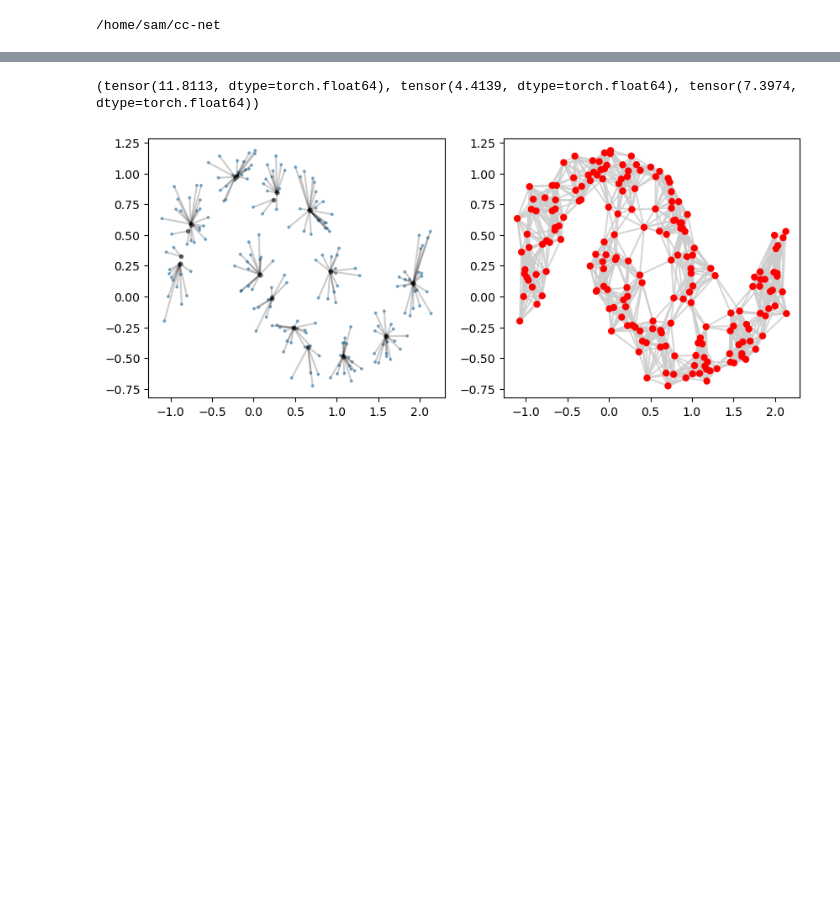
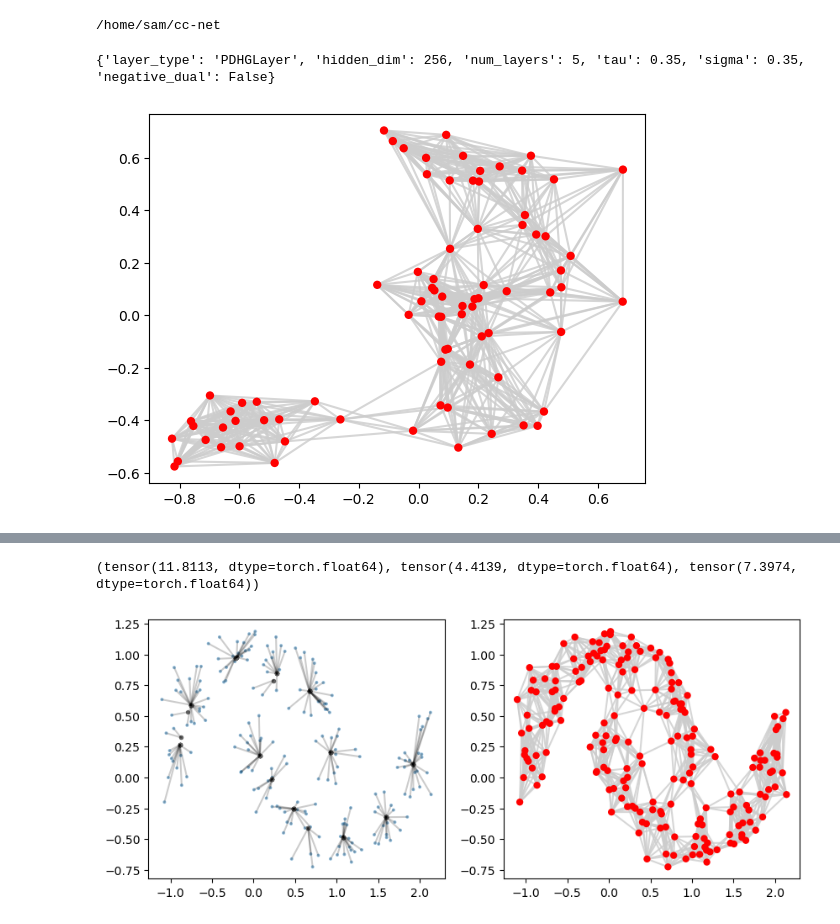
Before and after one commit to chens5/cc-net, a Jupyter notebook: notebooks/multiple-graphs-one-size-1.ipynb, the cells around one changed output, grey strips where cells are left out. Drawn from its saved outputs; the diff is of its cells as text; code cells hidden in the pictures; blank space fills up the shorter version.

```diff
--- a/notebooks/multiple-graphs-one-size-1.ipynb
+++ b/notebooks/multiple-graphs-one-size-1.ipynb
@@ -78,5 +79,11 @@ exp_file = 'configs/single-runs/pdhg-hgc-nd-simple-decoder.yaml'
 with open(exp_file, "r") as f:
     exp_cfg = yaml.safe_load(f)
+# %%
+print(exp_cfg['model_config']['cfg']['processor_cfg']['cfg'])
+exp_cfg['model_config']['cfg']['processor_cfg']['cfg']['num_layers'] = 3
+exp_cfg['model_config']['cfg']['lam'] = 0.0
+# %% [output]
+{'layer_type': 'PDHGLayer', 'hidden_dim': 256, 'num_layers': 5, 'tau': 0.35, 'sigma': 0.35, 'negative_dual': False}
 # %%
 model_config = exp_cfg['model_config']
 # lam_1_pth = '/data/sam/primal-dual/energy_pdg/multiple_knn/EncodeProcessDecode/GraphPDHGNet/PDHGLayer_L5_H128_inN32_inE32_lam1.0_tau0.35_sig0.35_resid=False_steps=1_featDim=2/0b2mc0ic/final.pt'
@@ -104,6 +112,11 @@ for e in epochs:
 # %%
 datapth = '/data/sam/primal-dual/data/hierarchical_blobs_n_graphs=10_branching=[2, 2, 2]_level_scales=[15.0, 6.0, 2.0]_points_per_leaf=10_seed=42_k=15_normalize=True-train.pt'
 dataset = torch.load(datapth)
+# %%
+fig, ax = plt.subplots()
+plot_graph(dataset[9].x, dataset[9].edge_index, ax)
+# %% [output]
+[figure, added]
 # %%
 # models = [lam_1_model, lam_2_model, lam_3_model, lam_10_model, lam_10_model_9L]
 # lambdas = [1.0, 2.0, 3.0, 10.0, 10.0]
```
Also changed, not shown: parts of 4 cells of this notebook, 14 other files.
